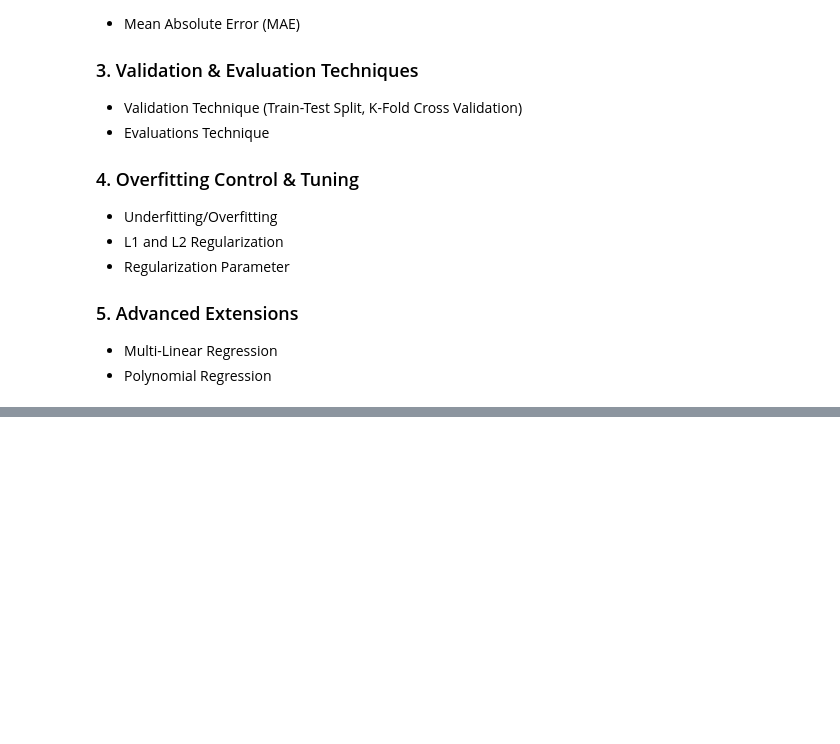
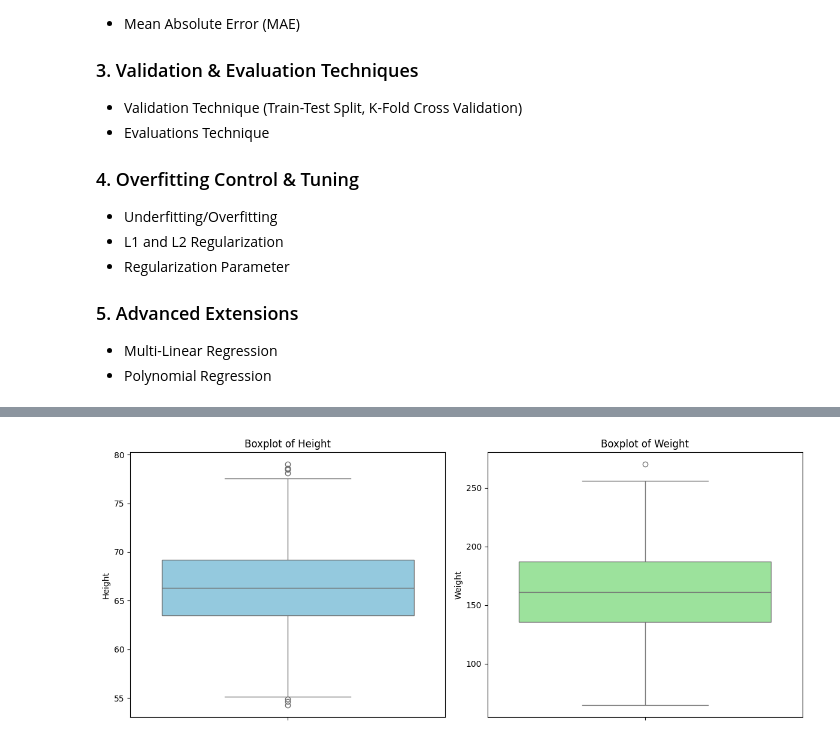
Before and after one commit to hieugia090806/Applied_Machine_Learning_COS30082, a Jupyter notebook: Laboratory/Lab02 - Machine Learning Algorithm/Linear_Regression_Week02.ipynb, the cells around one changed output, grey strips where cells are left out. Cells and saved outputs as stored; diff of their text form; code cells hidden in the pictures; blank space fills up the shorter version.

```diff
--- a/Laboratory/Lab02 - Machine Learning Algorithm/Linear_Regression_Week02.ipynb
+++ b/Laboratory/Lab02 - Machine Learning Algorithm/Linear_Regression_Week02.ipynb
@@ -241,0 +32,7 @@ plt.show()
+# %%
+#-- Import library. --#
+import pandas as pd
+#-- Load height_weight dataset. --#
+height_weight_dataset = pd.read_csv('heights_weights.csv')
+#-- Print first five rows of dataset. --#
+height_weight_dataset.head()
@@ -241,0 +115,15 @@ plt.show()
+# %%
+import matplotlib.pyplot as plt
+import seaborn as sns
+#-- Visualize outliers using Boxplots. --3
+plt.figure(figsize=(12, 5))
+plt.subplot(1, 2, 1)
+sns.boxplot(y=height_weight_dataset['Height'], color='skyblue')
+plt.title('Boxplot of Height')
+plt.subplot(1, 2, 2)
+sns.boxplot(y=height_weight_dataset['Weight'], color='lightgreen')
+plt.title('Boxplot of Weight')
+plt.tight_layout()
+plt.show()
+# %% [output]
+[figure, added]
```
Also changed, not shown: parts of 67 cells of this notebook, 25 other files.
